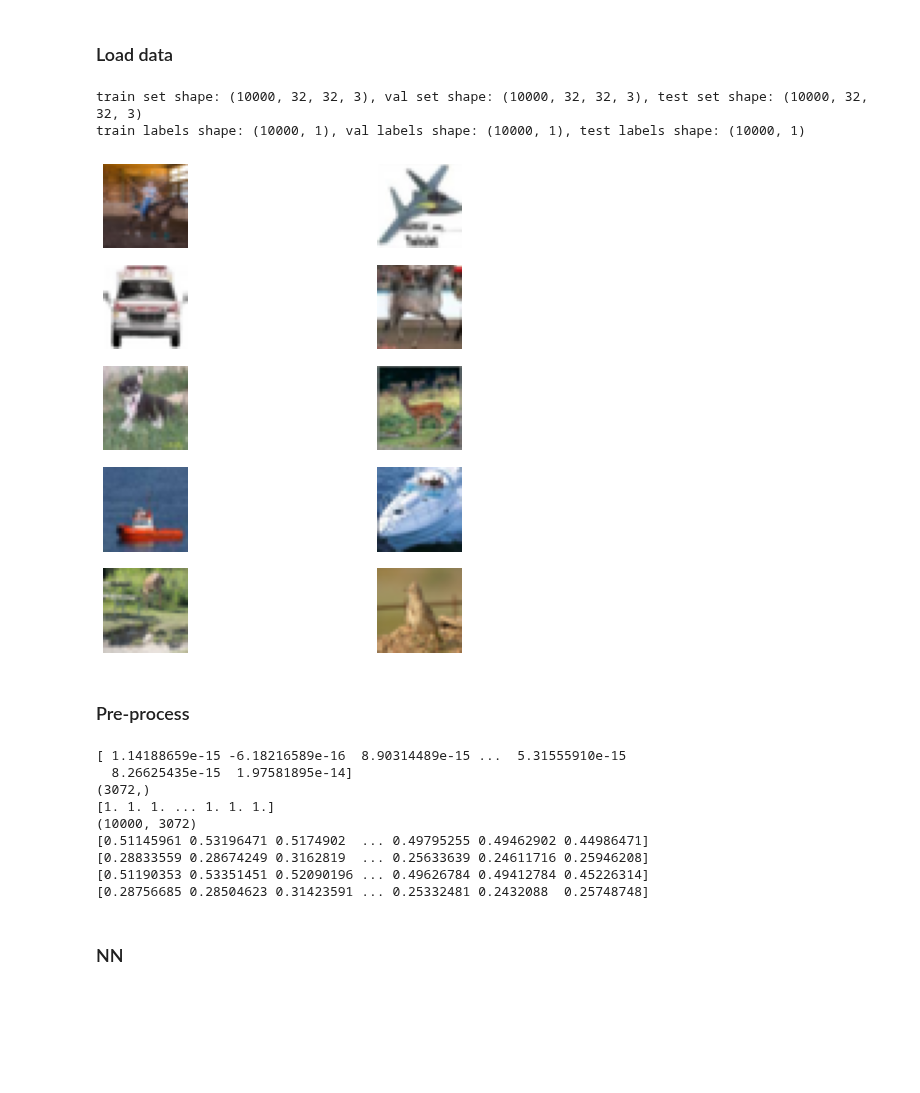
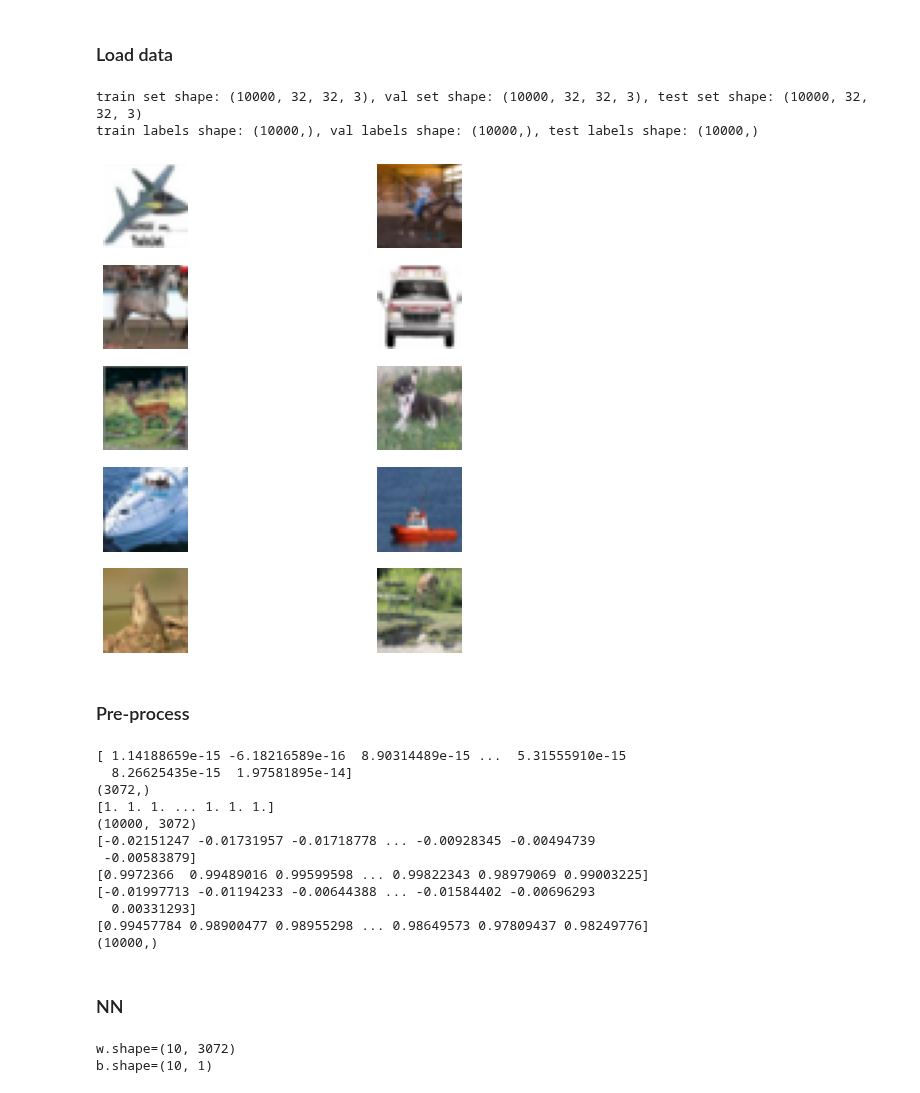
Before and after one commit to mark-antal-csizmadia/nn-blocks, a Jupyter notebook: one_layer_nn.ipynb, the cells around one changed output. Cells and saved outputs as stored; diff of their text form; code cells hidden in the pictures; blank space fills up the shorter version.

```diff
--- a/one_layer_nn.ipynb
+++ b/one_layer_nn.ipynb
@@ -20,7 +20,7 @@ def load_cfar10_batch(path):
         batch = pickle.load(file, encoding='latin1')
 
     features = batch['data'].reshape((len(batch['data']), 3, 32, 32)).transpose(0, 2, 3, 1)
-    labels = np.array(batch['labels']).reshape(-1,1)
+    labels = np.array(batch['labels'])
 
     return features, labels
 
@@ -67,27 +67,27 @@ np.testing.assert_allclose(train_ratios, val_ratios, rtol=1e-1, atol=0)
 np.testing.assert_allclose(val_ratios, test_ratios, rtol=1e-1, atol=0)
 # %% [output]
 train set shape: (10000, 32, 32, 3), val set shape: (10000, 32, 32, 3), test set shape: (10000, 32, 32, 3)
-train labels shape: (10000, 1), val labels shape: (10000, 1), test labels shape: (10000, 1)
+train labels shape: (10000,), val labels shape: (10000,), test labels shape: (10000,)
 # %%
 # show some random pics
 
 show_n = 10
 assert show_n % 2 == 0, f"{show_n} needs to be an even number"
 np.random.seed(100)
 show_indices = np.random.choice(x_train_img.shape[0], show_n, replace=False)
 x_train_img_show = x_train_img[show_indices]
 
 fig, axs = plt.subplots(show_n // 2, 2,figsize=(9,9))
 
-for idx, img in enumerate(x_train_show):
+for idx, img in enumerate(x_train_img_show):
+    col_idx = 1 - int(idx % 2 == 0)
     ax = axs[idx // 2, col_idx]
-    col_idx = 1 - int(idx % 2 == 0)
     ax.imshow(img)
     ax.axis('off')
 
 plt.show()
 # %% [output]
-[figure, old version]
+[figure, new version]
 # %% [markdown]
 ### Pre-process
 # %%
@@ -116,16 +116,21 @@ print(np.std(x_val, axis=0))
 
 print(np.mean(x_test, axis=0))
 print(np.std(x_test, axis=0))
+
+print(y_train.shape)
 # %% [output]
 [ 1.14188659e-15 -6.18216589e-16  8.90314489e-15 ...  5.31555910e-15
   8.26625435e-15  1.97581895e-14]
 (3072,)
 [1. 1. 1. ... 1. 1. 1.]
 (10000, 3072)
-[0.51145961 0.53196471 0.5174902  ... 0.49795255 0.49462902 0.44986471]
-[0.28833559 0.28674249 0.3162819  ... 0.25633639 0.24611716 0.25946208]
-[0.51190353 0.53351451 0.52090196 ... 0.49626784 0.49412784 0.45226314]
-[0.28756685 0.28504623 0.31423591 ... 0.25332481 0.2432088  0.25748748]
+[-0.02151247 -0.01731957 -0.01718778 ... -0.00928345 -0.00494739
+ -0.00583879]
+[0.9972366  0.99489016 0.99599598 ... 0.99822343 0.98979069 0.99003225]
+[-0.01997713 -0.01194233 -0.00644388 ... -0.01584402 -0.00696293
+  0.00331293]
+[0.99457784 0.98900477 0.98955298 ... 0.98649573 0.97809437 0.98249776]
+(10000,)
 # %% [markdown]
 ### NN
 # %%
@@ -134,0 +222,6 @@ class OneLayerNN():
+# %%
+nn = OneLayerNN(input_dim=x_train.shape[1], output_dim=10)
+print(nn)
+# %% [output]
+w.shape=(10, 3072)
+b.shape=(10, 1)
```
Also changed, not shown: parts of 3 cells of this notebook.
